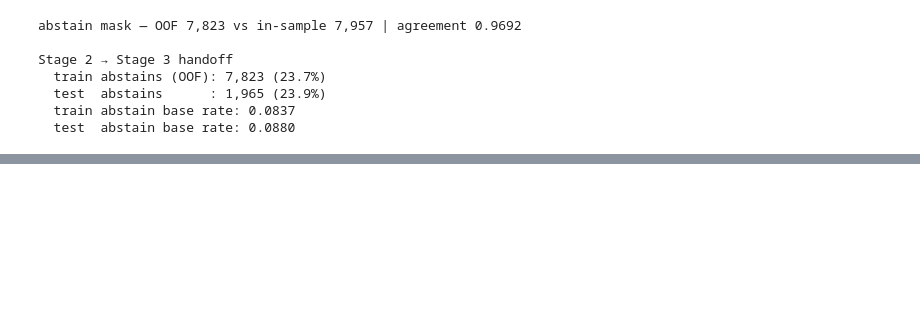
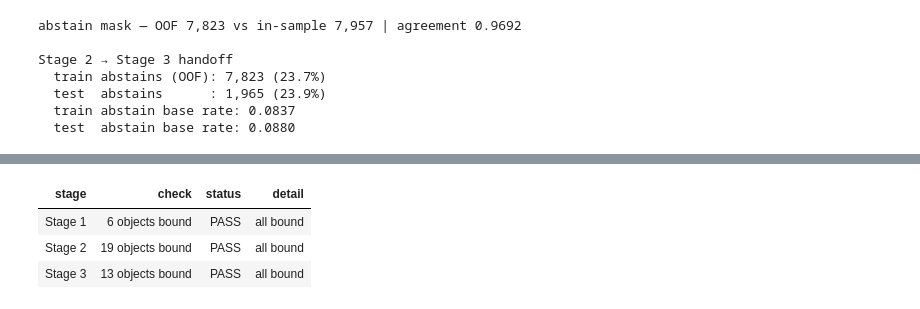
Before and after one commit to HKtrill/ai-business-coach, a Jupyter notebook: prototype/blackbox_pipeline/blackbox_cascade.ipynb, the cells around one changed output, grey strips where cells are left out. Cells and saved outputs as stored; diff of their text form; code cells hidden in the pictures; blank space fills up the shorter version.

```diff
--- a/prototype/blackbox_pipeline/blackbox_cascade.ipynb
+++ b/prototype/blackbox_pipeline/blackbox_cascade.ipynb
@@ -1194,0 +1937,80 @@ unpack_global_split    bound
+# %%
+# ============================================================
+# CELL 39: VALIDATION — SETUP AND REQUIRED OBJECTS
+# ============================================================
+import numpy as np
+import pandas as pd
+from IPython.display import display
+from sklearn.metrics import roc_auc_score
+
+
+class ValidationLog:
+    """Collects PASS/FAIL checks so every failure is shown, not just the first."""
+
+    def __init__(self):
+        self.rows = []
+
+    def check(self, section, stage, name, fn, detail=""):
+        """`fn` is a zero-arg callable returning bool; an exception counts as FAIL."""
+        try:
+            ok, err = bool(fn()), ""
+        except Exception as exc:
+            ok, err = False, f"{type(exc).__name__}: {exc}"
+        self.rows.append({"section": section, "stage": stage, "check": name,
+                          "status": "PASS" if ok else "FAIL",
+                          "detail": err or detail})
+        return ok
+
+    def frame(self, section=None):
+        df = pd.DataFrame(self.rows, columns=["section", "stage", "check", "status", "detail"])
+        return df if section is None else df[df["section"] == section]
+
+    def show(self, section):
+        df = self.frame(section).drop(columns="section")
+        n_fail = int((df["status"] == "FAIL").sum())
+        print(f"{section}: {len(df) - n_fail}/{len(df)} passed")
+        colour = lambda v: ("background-color:#d8f0dc;color:#1b5e20" if v == "PASS"
+                            else "background-color:#f8d7da;color:#842029;font-weight:bold")
+        sty = df.style.hide(axis="index")
+        sty = (sty.map if hasattr(sty, "map") else sty.applymap)(colour, subset=["status"])
+        display(sty)
+
+    def raise_if_failed(self, section=None):
+        bad = self.frame(section).query("status == 'FAIL'")
+        if len(bad):
+            raise AssertionError(
+                f"{len(bad)} validation check(s) failed:\n"
+                + bad[["stage", "check", "detail"]].to_string(index=False))
+
+
+VALIDATION = ValidationLog()
+_TRAIN_IDX = GLOBAL_SPLIT["X_train"].index
+_TEST_IDX = GLOBAL_SPLIT["X_test"].index
+_Y_TR, _Y_TE = GLOBAL_SPLIT["y_train"], GLOBAL_SPLIT["y_test"]
+_FP = split_fingerprint(GLOBAL_SPLIT["X_train"], GLOBAL_SPLIT["X_test"])
+
+REQUIRED = {
+    "Stage 1": ("STAGE1", "STAGE1_OUTPUT", "stage1", "STAGE1_THRESHOLD",
+                "stage1_metrics", "CalibratedStage1MLP"),
+    "Stage 2": ("BRW_DATA", "STAGE2", "STAGE2_OUTPUT", "SPLIT_FP", "CONSTRAINTS",
+                "RF_PARAMS", "router", "ablation", "stage2_results",
+                "RFRouter", "SingleRFRouter", "RFRouterConfig",
+                "OperatingConstraints", "compare_routers", "evaluate_router",
+                "load_rf_router", "save_rf_router", "split_fingerprint",
+                "unpack_global_split"),
+    "Stage 3": ("XGB_STAGE3", "XGB_STAGE3_PATH", "XGB_STAGE3_CONFIG",
+                "STAGE3_DATA", "STAGE3_XGB_TRAIN", "STAGE3_XGB_TEST",
+                "EBM_STAGE3", "STAGE3_COMPARISON", "STAGE3_STATS",
+                "XGBStage3Config", "train_xgb_stage",
+                "Stage3Comparison", "ArmScores"),
+}
+
+_SEC = "1. Required objects"
+for _stage, _names in REQUIRED.items():
+    _miss = [n for n in _names if n not in globals()]
+    VALIDATION.check(_SEC, _stage, f"{len(_names)} objects bound",
+                     lambda m=_miss: not m,
+                     f"missing: {_miss}" if _miss else "all bound")
+VALIDATION.show(_SEC)
+VALIDATION.raise_if_failed(_SEC)
+# %% [output]
@@ -1194,0 +2018,4 @@ unpack_global_split    bound
+| stage | check | status | detail |
+| Stage 1 | 6 objects bound | PASS | all bound |
+| Stage 2 | 19 objects bound | PASS | all bound |
+| Stage 3 | 13 objects bound | PASS | all bound |
```
Also changed, not shown: parts of 60 cells of this notebook, 59 other files.
